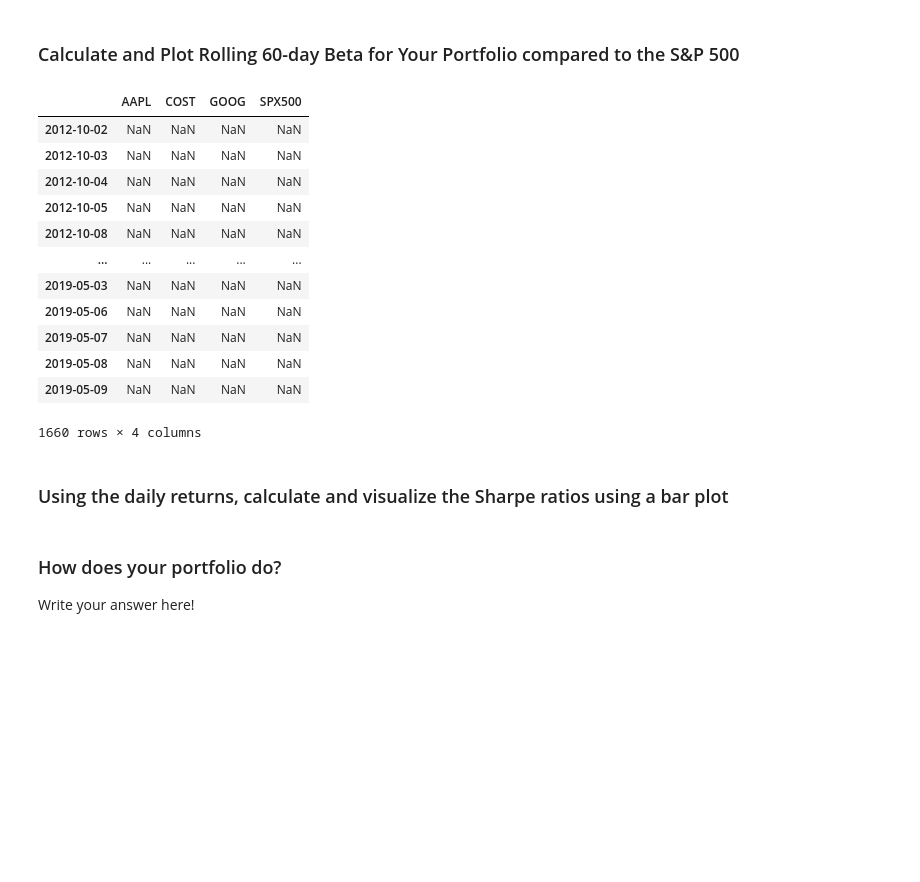
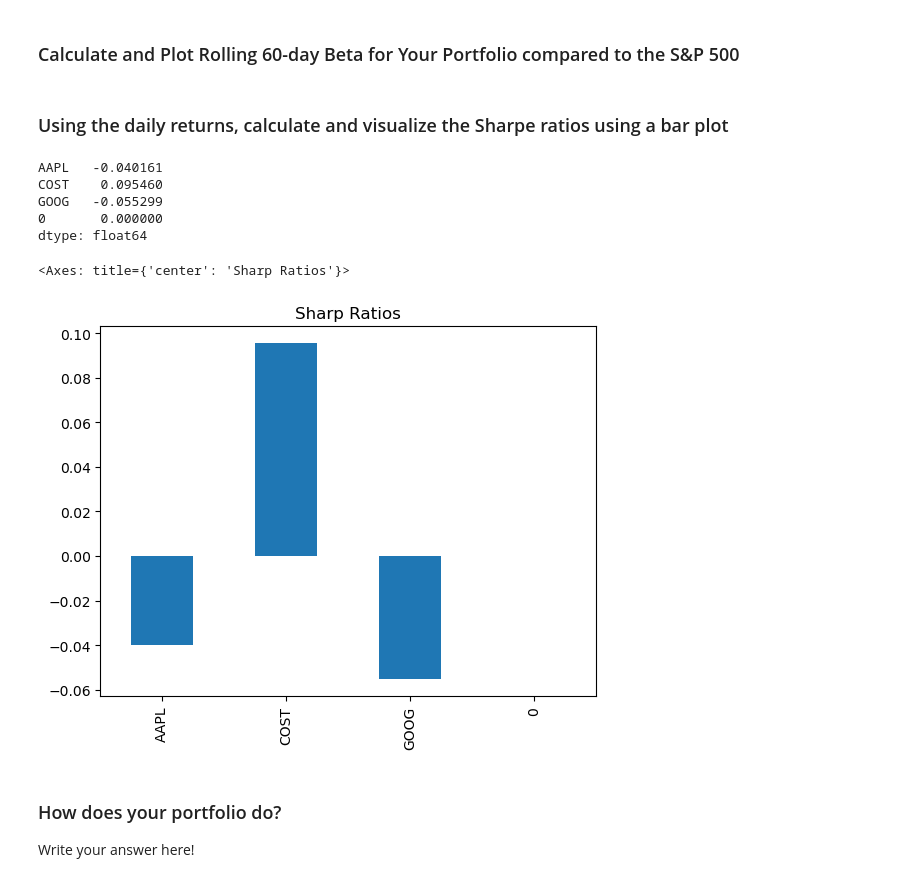
Before and after one commit to g-gyimah/Module-3-Challenge, a Jupyter notebook: Starter_Code/whale_analysis.ipynb, the cells around one changed output. Drawn from its saved outputs; the diff is of its cells as text; code cells hidden in the pictures; blank space fills up the shorter version.

```diff
--- a/Starter_Code/whale_analysis.ipynb
+++ b/Starter_Code/whale_analysis.ipynb
@@ -564,28 +579,24 @@ sns.heatmap(correlation, vmax=1, vmin= -1)
 ### Calculate and Plot Rolling 60-day Beta for Your Portfolio compared to the S&P 500
 # %%
 # Calculate and plot Beta
-coveriance = stocks_df.rolling(window=60).cov(spx_daily_returns)
-coveriance
-# %% [output]
-|  | AAPL | COST | GOOG | SPX500 |
-| 2012-10-02 | NaN | NaN | NaN | NaN |
-| 2012-10-03 | NaN | NaN | NaN | NaN |
-| 2012-10-04 | NaN | NaN | NaN | NaN |
-| 2012-10-05 | NaN | NaN | NaN | NaN |
-| 2012-10-08 | NaN | NaN | NaN | NaN |
-| ... | ... | ... | ... | ... |
-| 2019-05-03 | NaN | NaN | NaN | NaN |
-| 2019-05-06 | NaN | NaN | NaN | NaN |
-| 2019-05-07 | NaN | NaN | NaN | NaN |
-| 2019-05-08 | NaN | NaN | NaN | NaN |
-| 2019-05-09 | NaN | NaN | NaN | NaN |
-1660 rows × 4 columns
 # %% [markdown]
 ### Using the daily returns, calculate and visualize the Sharpe ratios using a bar plot
 # %%
 # Calculate Annualized Sharpe Ratios
+annualized_sharp_ratios = ((all_returns_df.mean()-all_returns_df[0].mean()) * 252)
+annualized_sharp_ratios
+# %% [output]
+AAPL   -0.040161
+COST    0.095460
+GOOG   -0.055299
+0       0.000000
+dtype: float64
 # %%
 # Visualize the sharpe ratios as a bar plot
+annualized_sharp_ratios.plot(kind="bar", title="Sharp Ratios")
+# %% [output]
+<Axes: title={'center': 'Sharp Ratios'}>
+[figure, added]
 # %% [markdown]
 ### How does your portfolio do?
 
```
Also changed, not shown: parts of 9 cells of this notebook.
